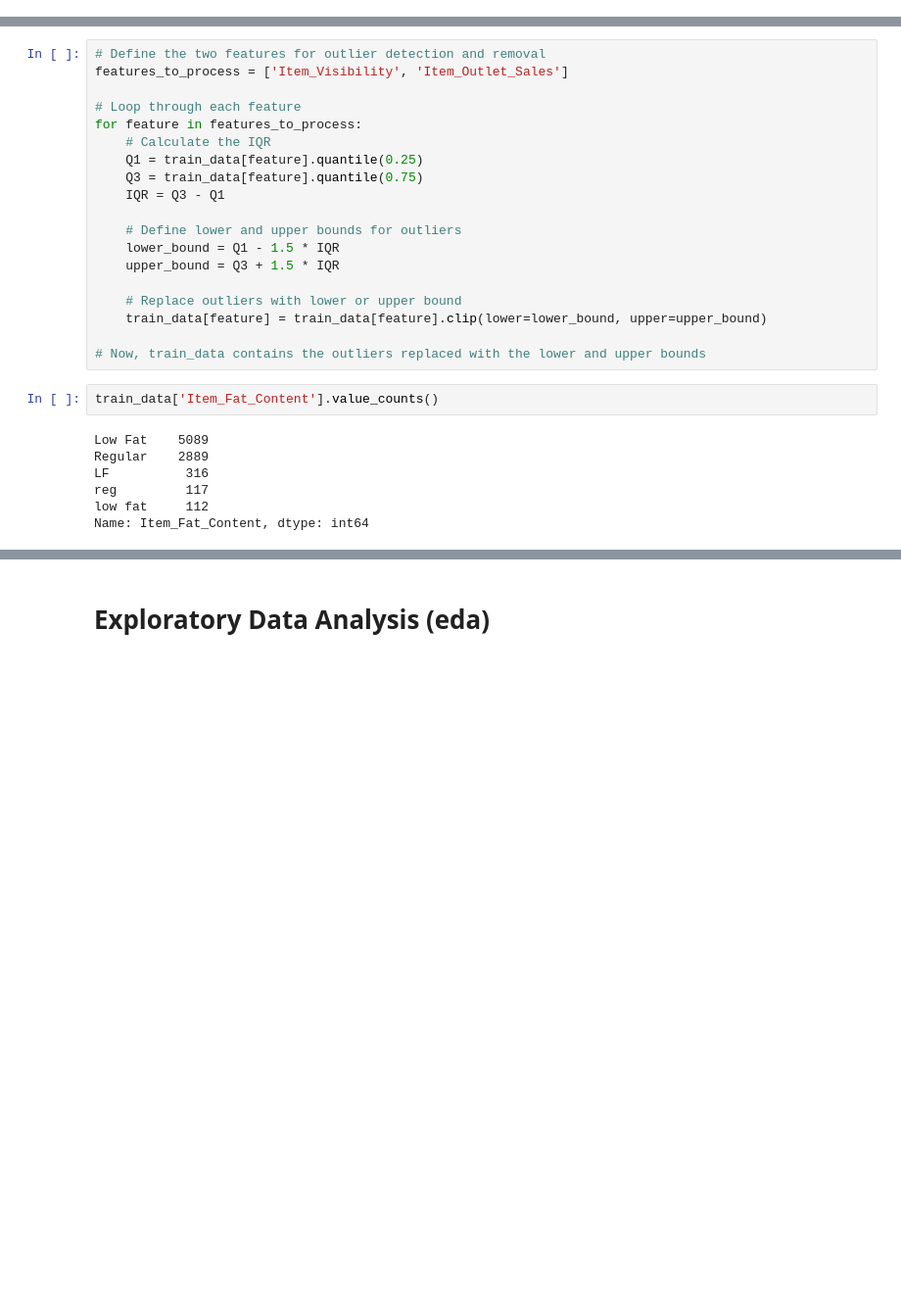
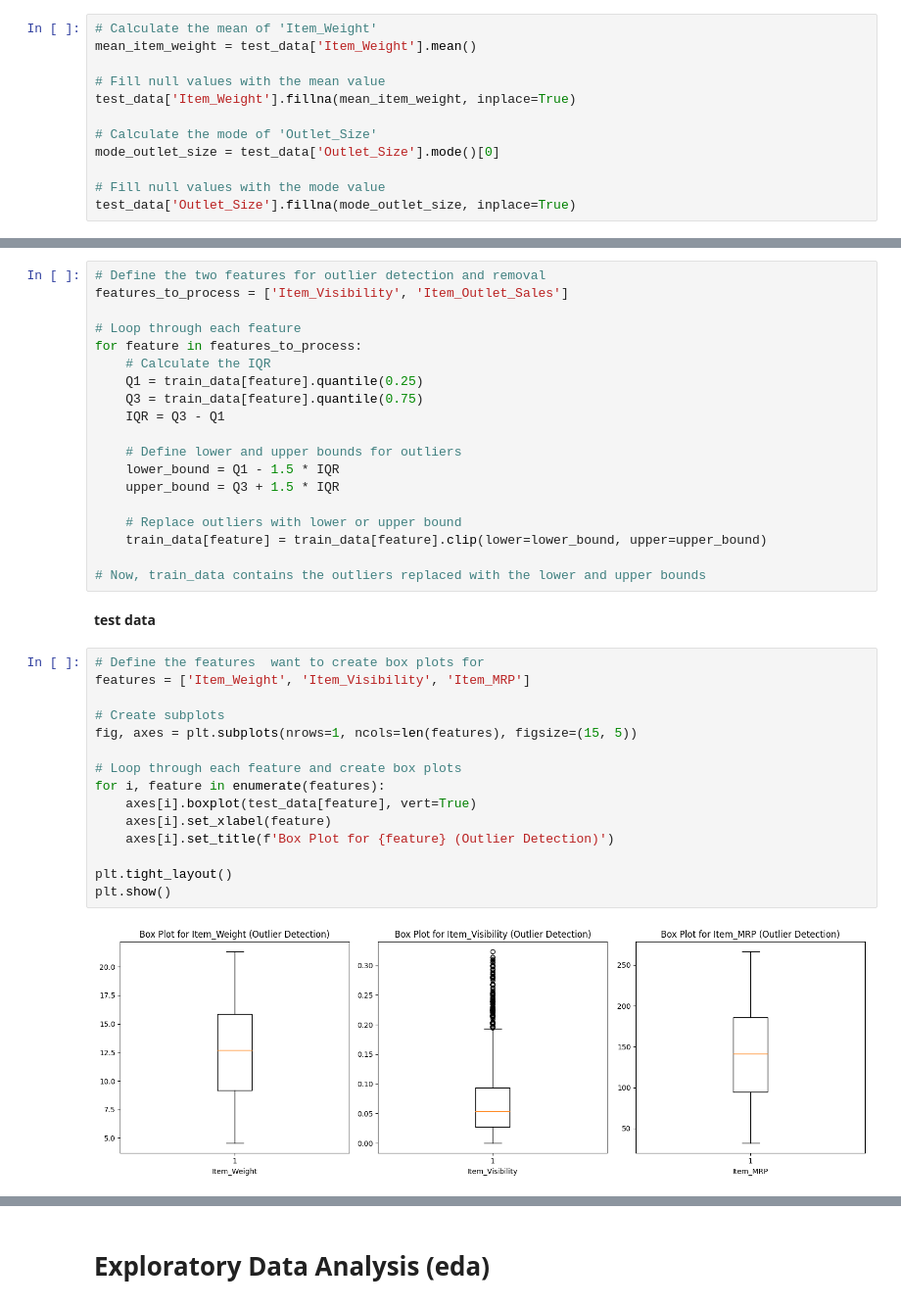
Before and after one commit to Technocolabs100/BigMart-Sales-Analysis-of-Product-and-Stores-Features, a Jupyter notebook: Technocolabs_mini_project.ipynb, the cells around one changed output, grey strips where cells are left out. Shown at 98% size. Drawn from its saved outputs; the diff is of its cells as text; blank space fills up the shorter version.

```diff
--- a/Technocolabs_mini_project.ipynb
+++ b/Technocolabs_mini_project.ipynb
@@ -106,0 +170,12 @@ dtype: int64
+# %%
+# Calculate the mean of 'Item_Weight'
+mean_item_weight = test_data['Item_Weight'].mean()
+
+# Fill null values with the mean value
+test_data['Item_Weight'].fillna(mean_item_weight, inplace=True)
+
+# Calculate the mode of 'Outlet_Size'
+mode_outlet_size = test_data['Outlet_Size'].mode()[0]
+
+# Fill null values with the mode value
+test_data['Outlet_Size'].fillna(mode_outlet_size, inplace=True)
@@ -144,12 +240,22 @@ for feature in features_to_process:
     train_data[feature] = train_data[feature].clip(lower=lower_bound, upper=upper_bound)
 
 # Now, train_data contains the outliers replaced with the lower and upper bounds
-# %%
-train_data['Item_Fat_Content'].value_counts()
-# %% [output]
-Low Fat    5089
-Regular    2889
-LF          316
-reg         117
-low fat     112
-Name: Item_Fat_Content, dtype: int64
+# %% [markdown]
+**test data**
+# %%
+# Define the features  want to create box plots for
+features = ['Item_Weight', 'Item_Visibility', 'Item_MRP']
+
+# Create subplots
+fig, axes = plt.subplots(nrows=1, ncols=len(features), figsize=(15, 5))
+
+# Loop through each feature and create box plots
+for i, feature in enumerate(features):
+    axes[i].boxplot(test_data[feature], vert=True)
+    axes[i].set_xlabel(feature)
+    axes[i].set_title(f'Box Plot for {feature} (Outlier Detection)')
+
+plt.tight_layout()
+plt.show()
+# %% [output]
+[figure, added]
```
Also changed, not shown: parts of 64 cells of this notebook.
